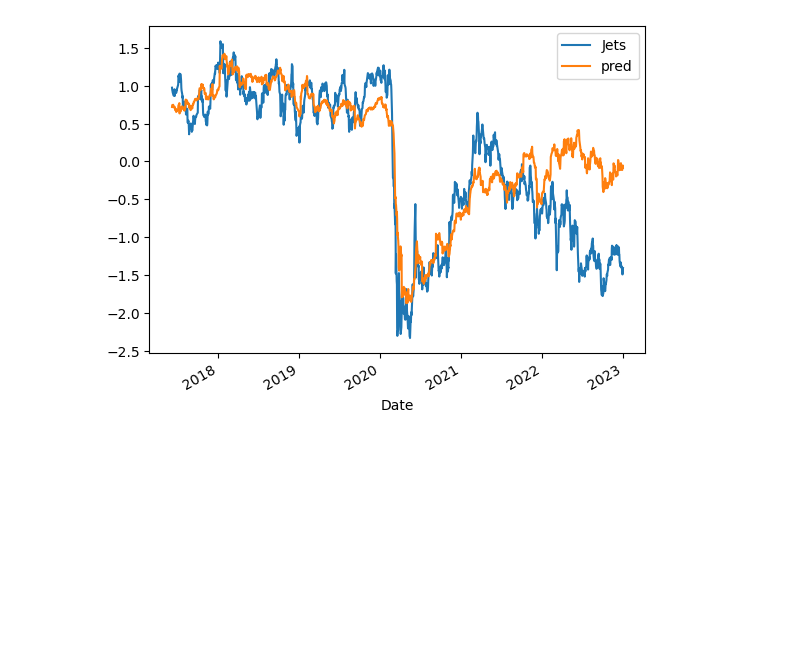
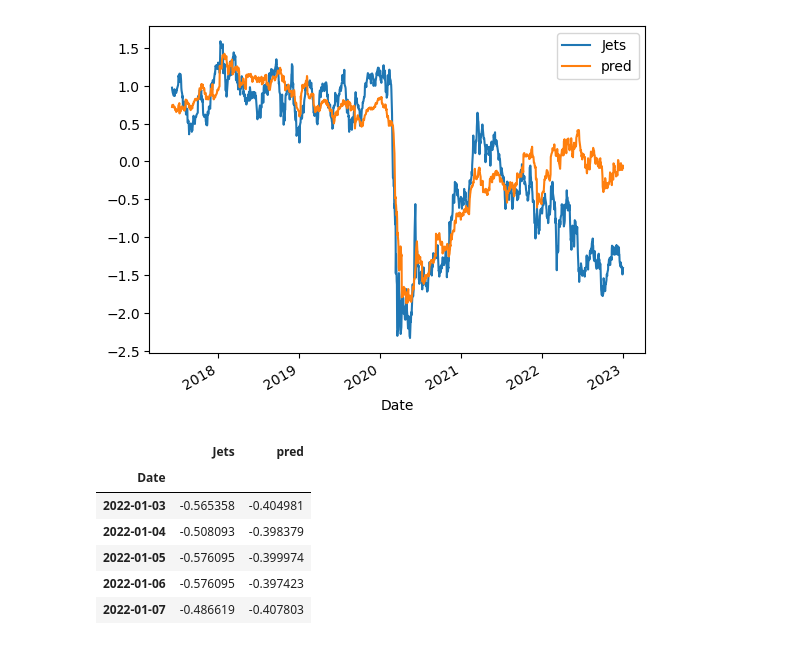
Before and after one commit to glisjohnson/Project_2, a Jupyter notebook: Ridge_Regression.ipynb, the cells around one changed output. Saved outputs shown, nothing was run; the diff lists cells and outputs as text; code cells hidden in the pictures; blank space fills up the shorter version.

```diff
--- a/Ridge_Regression.ipynb
+++ b/Ridge_Regression.ipynb
@@ -192,0 +198,10 @@ df_plot_data.plot()
+# %%
+scatter_data.head()
+# %% [output]
+|  | Jets | pred |
+| Date |  |  |
+| 2022-01-03 | -0.565358 | -0.404981 |
+| 2022-01-04 | -0.508093 | -0.398379 |
+| 2022-01-05 | -0.576095 | -0.399974 |
+| 2022-01-06 | -0.576095 | -0.397423 |
+| 2022-01-07 | -0.486619 | -0.407803 |
```
Also changed, not shown: parts of 10 cells of this notebook, 2 other files.
